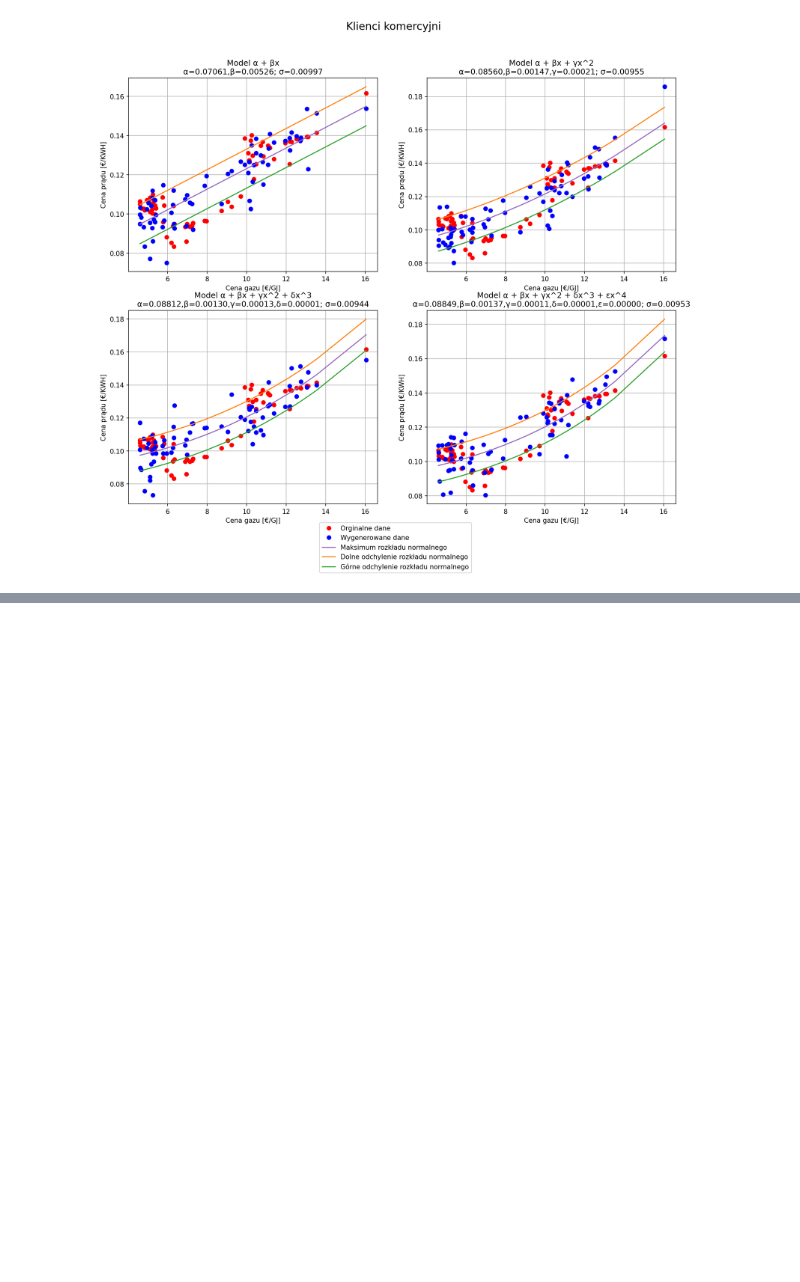
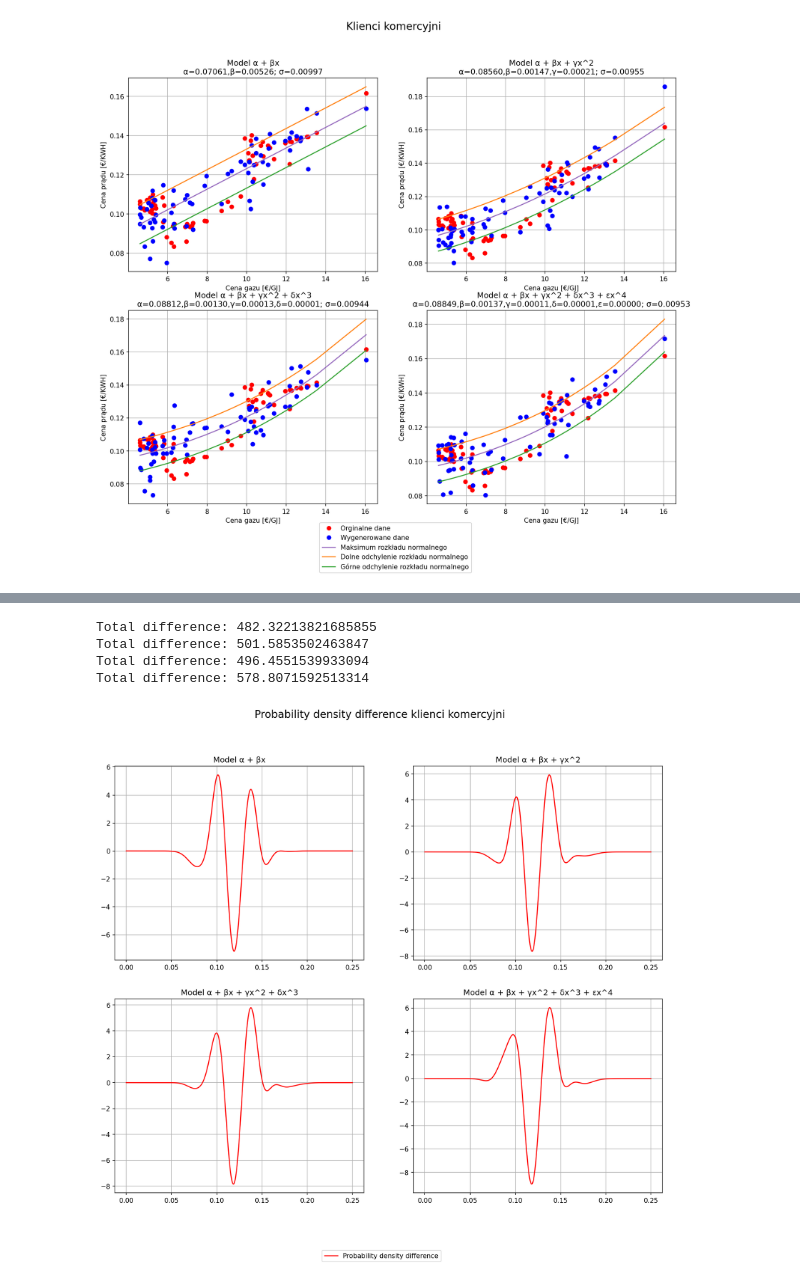
Before and after one commit to JTSawicki/Projekt-DataAnalytics-2022, a Jupyter notebook: Source_Code/Models 2.ipynb, the cells around one changed output, grey strips where cells are left out. Cells and saved outputs as stored; diff of their text form; code cells hidden in the pictures; blank space fills up the shorter version.

```diff
--- a/Source_Code/Models 2.ipynb
+++ b/Source_Code/Models 2.ipynb
@@ -333,0 +373,20 @@ plt.show()
+# %%
+f, axs = plt.subplots(2, 2, figsize=(15,12), dpi=150)
+
+PlotDensityDifference(i_density1, i_sim_density1, ui1, 1, axs[0, 0])
+PlotDensityDifference(i_density2, i_sim_density2, ui2, 2, axs[0, 1])
+PlotDensityDifference(i_density3, i_sim_density3, ui3, 3, axs[1, 0])
+PlotDensityDifference(i_density4, i_sim_density4, ui4, 4, axs[1, 1])
+
+f.suptitle('Probability density difference klienci komercyjni', fontsize=16)
+plt.rcParams['axes.grid'] = True
+handles, labels = axs[0, 0].get_legend_handles_labels()
+f.legend(handles, labels, loc='lower center')
+plt.savefig('Probability density difference klienci komercyjni.png', dpi=300, facecolor='w')
+plt.show()
+# %% [output]
+Total difference: 482.32213821685855
+Total difference: 501.5853502463847
+Total difference: 496.4551539933094
+Total difference: 578.8071592513314
+[figure, added]
```
Also changed, not shown: parts of 7 cells of this notebook, 5 other files.
